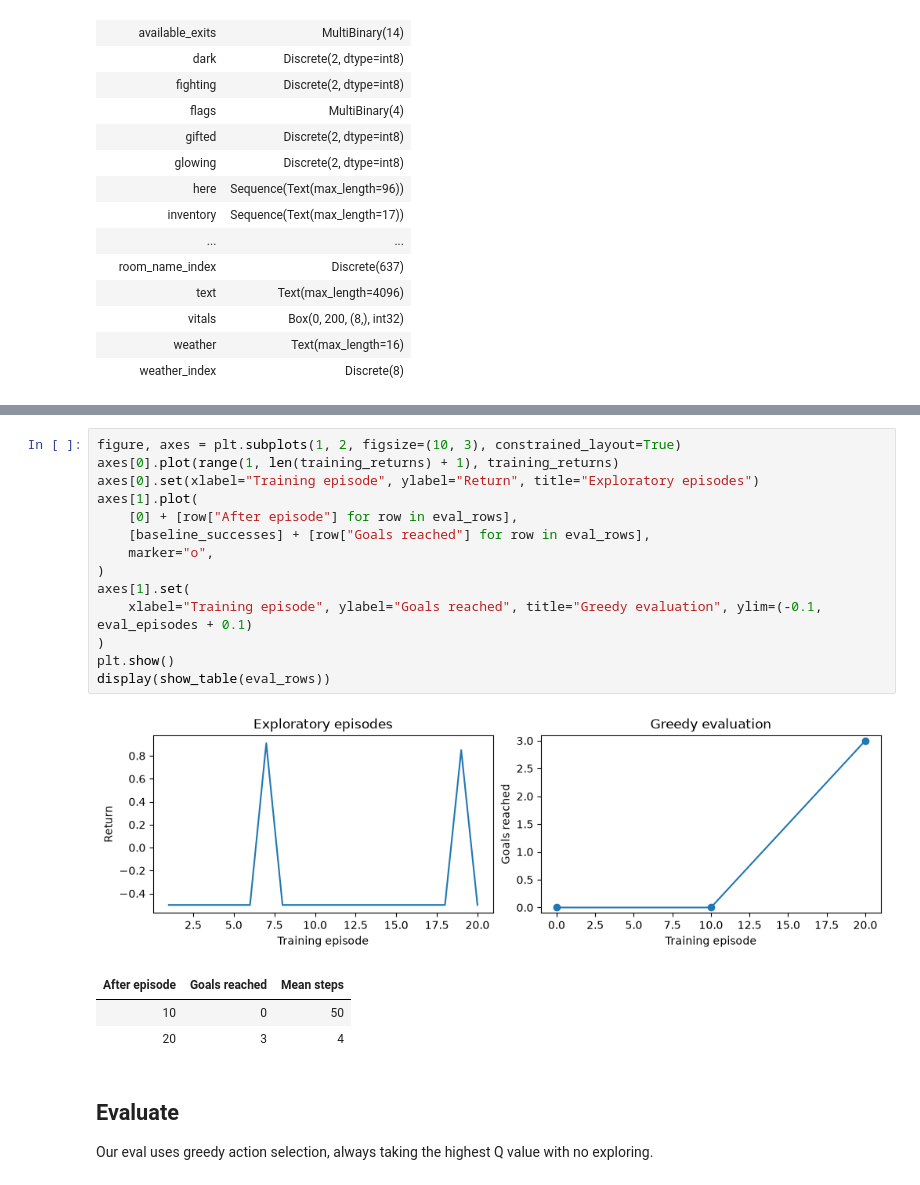
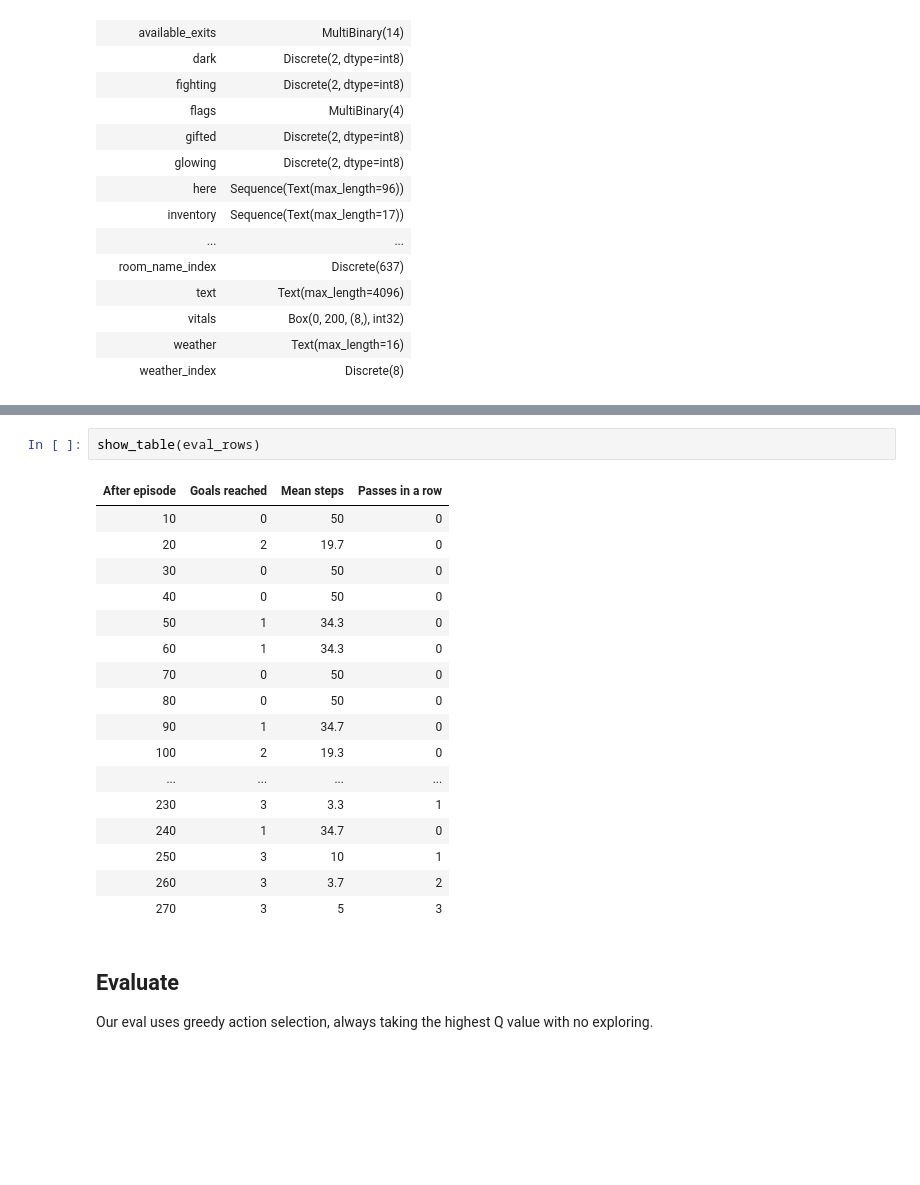
Before and after one commit to rolo/mudgym, a Jupyter notebook: docs/notebooks/goal_room_dqn.ipynb, the cells around one changed output, grey strips where cells are left out. Saved outputs shown, nothing was run; the diff lists cells and outputs as text; blank space fills up the shorter version.

```diff
--- a/docs/notebooks/goal_room_dqn.ipynb
+++ b/docs/notebooks/goal_room_dqn.ipynb
@@ -485,22 +437,23 @@ On the left, return is the total reward for each training episode, so it goes up
-# %%
-figure, axes = plt.subplots(1, 2, figsize=(10, 3), constrained_layout=True)
-axes[0].plot(range(1, len(training_returns) + 1), training_returns)
-axes[0].set(xlabel="Training episode", ylabel="Return", title="Exploratory episodes")
-axes[1].plot(
-    [0] + [row["After episode"] for row in eval_rows],
-    [baseline_successes] + [row["Goals reached"] for row in eval_rows],
-    marker="o",
-)
-axes[1].set(
-    xlabel="Training episode", ylabel="Goals reached", title="Greedy evaluation", ylim=(-0.1, eval_episodes + 0.1)
-)
-plt.show()
-display(show_table(eval_rows))
-# %% [output]
-[figure, removed]
-| After episode | Goals reached | Mean steps |
-| 10 | 0 | 50 |
-| 20 | 3 | 4 |
+# %%
+show_table(eval_rows)
+# %% [output]
+| After episode | Goals reached | Mean steps | Passes in a row |
+| 10 | 0 | 50 | 0 |
+| 20 | 2 | 19.7 | 0 |
+| 30 | 0 | 50 | 0 |
+| 40 | 0 | 50 | 0 |
+| 50 | 1 | 34.3 | 0 |
+| 60 | 1 | 34.3 | 0 |
+| 70 | 0 | 50 | 0 |
+| 80 | 0 | 50 | 0 |
+| 90 | 1 | 34.7 | 0 |
+| 100 | 2 | 19.3 | 0 |
+| ... | ... | ... | ... |
+| 230 | 3 | 3.3 | 1 |
+| 240 | 1 | 34.7 | 0 |
+| 250 | 3 | 10 | 1 |
+| 260 | 3 | 3.7 | 2 |
+| 270 | 3 | 5 | 3 |
 # %% [markdown]
 ## Evaluate
 
```
Also changed, not shown: parts of 32 cells of this notebook.
